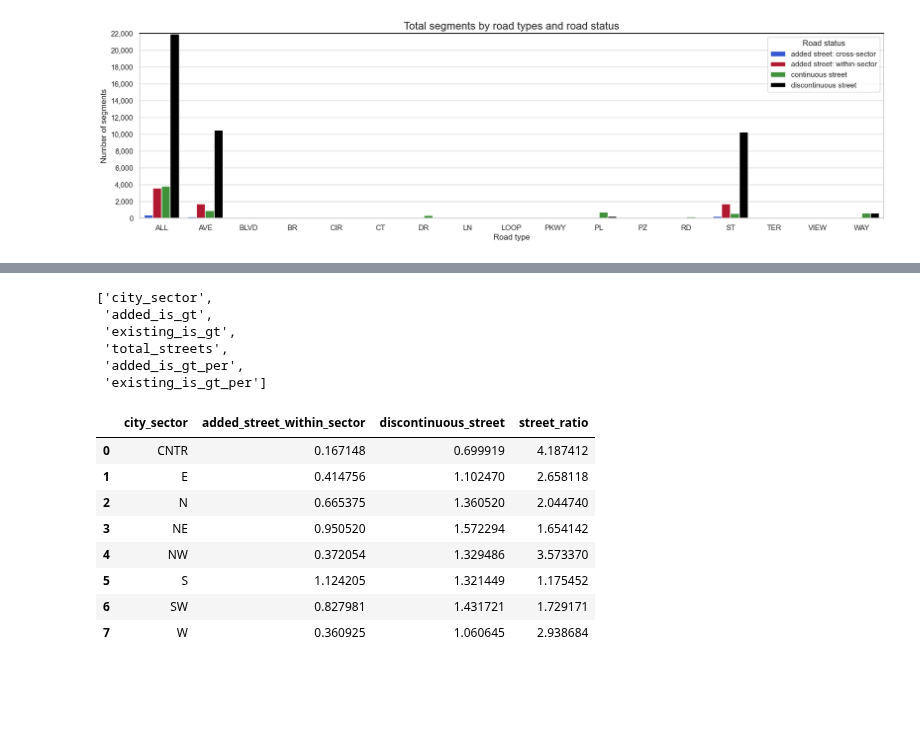
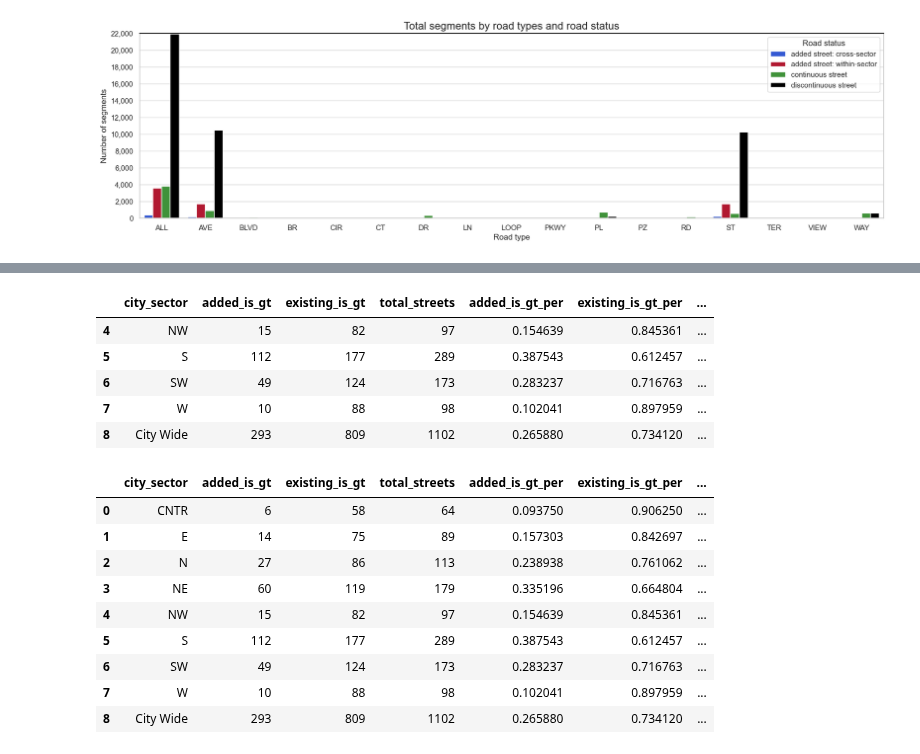
Before and after one commit to mike-babb/seattle_streets, a Jupyter notebook: code/step_05_prepare_graphs_and_stats.ipynb, the cells around one changed output, grey strips where cells are left out. Saved outputs shown, nothing was run; the diff lists cells and outputs as text; code cells hidden in the pictures; blank space fills up the shorter version.

```diff
--- a/code/step_05_prepare_graphs_and_stats.ipynb
+++ b/code/step_05_prepare_graphs_and_stats.ipynb
@@ -1258,0 +1341,8 @@ pv_pv_df.head()
+# %%
+col_names = ['city_sector', 'added_street_within_sector', 'discontinuous_street', 'total_length']
+sctr_mean_df = pv_df[col_names].groupby(col_names[:-3]).agg(added_avg_length = ('added_street_within_sector', 'mean'),
+                                                      existing_avg_length = ('discontinuous_street', 'mean'),
+                                                      total_avg_length = ('total_length', 'mean')
+                                                      ).reset_index()
+
+display(sctr_mean_df)
@@ -1258,0 +1359,15 @@ pv_pv_df.head()
+# %%
+col_names = ['added_street_within_sector', 'discontinuous_street', 'total_length']
+tot_mean_df = pv_df[col_names].mean(axis = 0).to_numpy().reshape((1,3))
+tot_mean_df = pd.DataFrame(data = tot_mean_df,
+                           columns = col_names)
+tot_mean_df.columns = sctr_mean_df.columns.tolist()[1:]
+
+tot_mean_df['city_sector'] = 'City Wide'
+
+tot_mean_df = tot_mean_df[sctr_mean_df.columns].copy()
+
+#tot_mean_df.shape
+sctr_mean_df = pd.concat(objs = [sctr_mean_df, tot_mean_df])
+
+display(sctr_mean_df)
@@ -1258,0 +1385,2 @@ pv_pv_df.head()
+# %%
+sctr_df = pd.merge(left = sctr_sum_df, right = sctr_mean_df)
@@ -1259,27 +1396,27 @@ pv_pv_df.head()
+# %%
+sctr_df.tail()
+# %% [output]
+|  | city_sector | added_is_gt | existing_is_gt | total_streets | added_is_gt_per | existing_is_gt_per | ... |
+| 4 | NW | 15 | 82 | 97 | 0.154639 | 0.845361 | ... |
+| 5 | S | 112 | 177 | 289 | 0.387543 | 0.612457 | ... |
+| 6 | SW | 49 | 124 | 173 | 0.283237 | 0.716763 | ... |
+| 7 | W | 10 | 88 | 98 | 0.102041 | 0.897959 | ... |
+| 8 | City Wide | 293 | 809 | 1102 | 0.265880 | 0.734120 | ... |
 # %%
-# aggregate to get the sums of miles thing!
-col_names = ['city_sector', 'added_street_within_sector', 'discontinuous_street']
-pv_agg = pv_df[col_names].groupby(col_names[:-2]).agg(added_street_within_sector = ('added_street_within_sector', 'mean'),
-                                                      discontinuous_street = ('discontinuous_street', 'mean')).reset_index()
-pv_agg['street_ratio'] = pv_agg['discontinuous_street'] / pv_agg['added_street_within_sector']
+# aggregate to get averages by sector
+
+sctr_df['street_ratio_dta'] = sctr_df['existing_avg_length'] / sctr_df['added_avg_length']
+sctr_df['street_ratio_atd'] = sctr_df['added_avg_length'] / sctr_df['existing_avg_length']
-# %%
-pv_pv_df.columns.to_list()
-# %% [output]
-['city_sector',
- 'added_is_gt',
- 'existing_is_gt',
- 'total_streets',
- 'added_is_gt_per',
- 'existing_is_gt_per']
 # %%
-display(pv_agg)
+display(sctr_df)
 # %% [output]
-|  | city_sector | added_street_within_sector | discontinuous_street | street_ratio |
-| 0 | CNTR | 0.167148 | 0.699919 | 4.187412 |
-| 1 | E | 0.414756 | 1.102470 | 2.658118 |
-| 2 | N | 0.665375 | 1.360520 | 2.044740 |
-| 3 | NE | 0.950520 | 1.572294 | 1.654142 |
-| 4 | NW | 0.372054 | 1.329486 | 3.573370 |
-| 5 | S | 1.124205 | 1.321449 | 1.175452 |
-| 6 | SW | 0.827981 | 1.431721 | 1.729171 |
-| 7 | W | 0.360925 | 1.060645 | 2.938684 |
+|  | city_sector | added_is_gt | existing_is_gt | total_streets | added_is_gt_per | existing_is_gt_per | ... |
+| 0 | CNTR | 6 | 58 | 64 | 0.093750 | 0.906250 | ... |
+| 1 | E | 14 | 75 | 89 | 0.157303 | 0.842697 | ... |
+| 2 | N | 27 | 86 | 113 | 0.238938 | 0.761062 | ... |
+| 3 | NE | 60 | 119 | 179 | 0.335196 | 0.664804 | ... |
+| 4 | NW | 15 | 82 | 97 | 0.154639 | 0.845361 | ... |
+| 5 | S | 112 | 177 | 289 | 0.387543 | 0.612457 | ... |
+| 6 | SW | 49 | 124 | 173 | 0.283237 | 0.716763 | ... |
+| 7 | W | 10 | 88 | 98 | 0.102041 | 0.897959 | ... |
+| 8 | City Wide | 293 | 809 | 1102 | 0.265880 | 0.734120 | ... |
```
Also changed, not shown: parts of 66 cells of this notebook, 21 other files.
